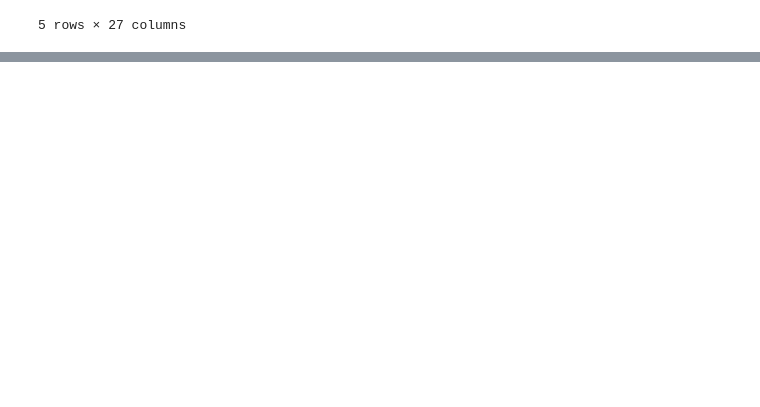
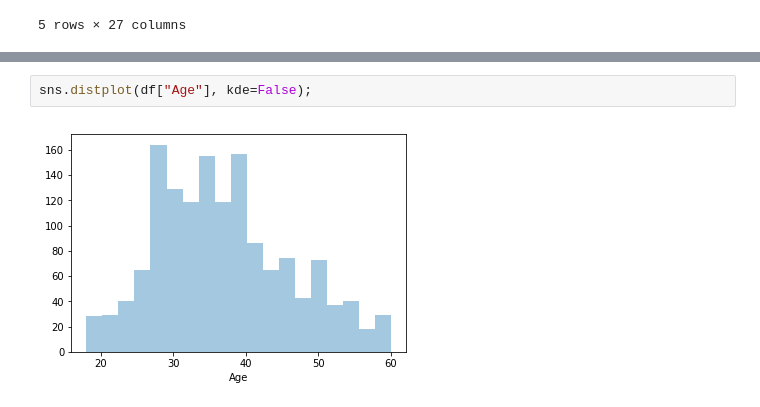
Before and after one commit to akim2034/Thinkful_DS_Bootcamp, a Jupyter notebook: Unit 1/Lesson 5 - Unit 1 Capstone/IBM Attrition Analysis.ipynb, the cells around one changed output, grey strips where cells are left out. Drawn from its saved outputs; the diff is of its cells as text; blank space fills up the shorter version.

```diff
--- a/Unit 1/Lesson 5 - Unit 1 Capstone/IBM Attrition Analysis.ipynb
+++ b/Unit 1/Lesson 5 - Unit 1 Capstone/IBM Attrition Analysis.ipynb
@@ -68,0 +78,4 @@ NameError: name 'count' is not defined
+# %%
+sns.distplot(df["Age"], kde=False);
+# %% [output]
+[figure, added]
```
Also changed, not shown: parts of 14 cells of this notebook.
